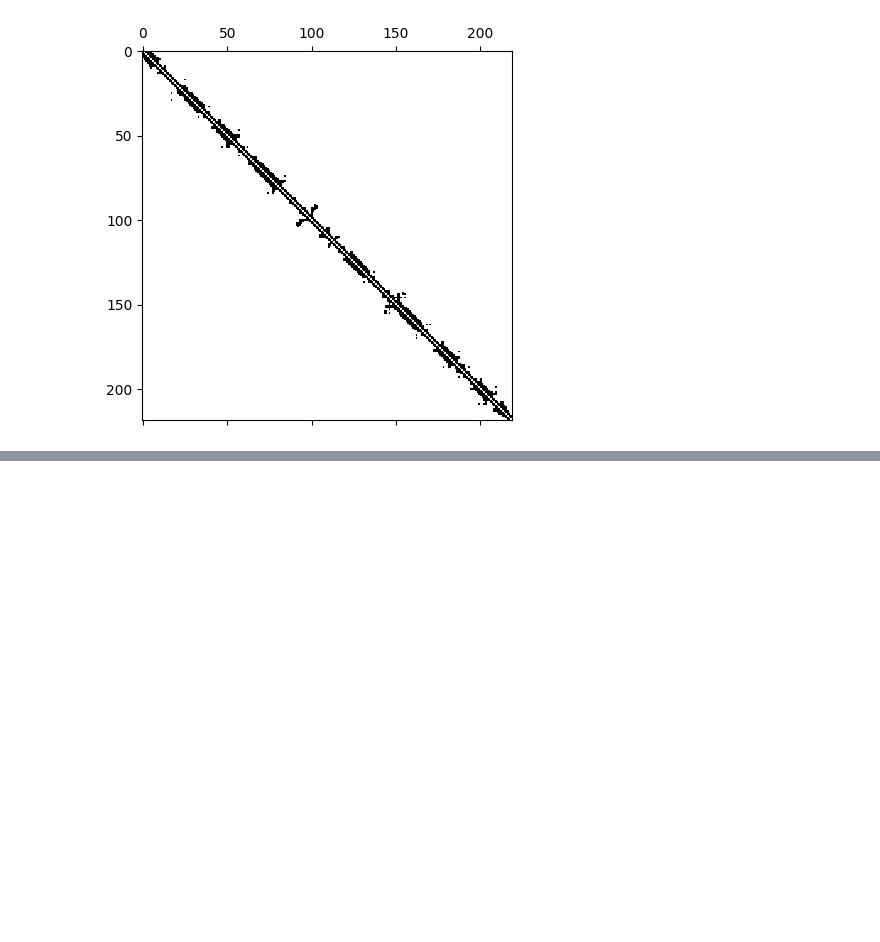
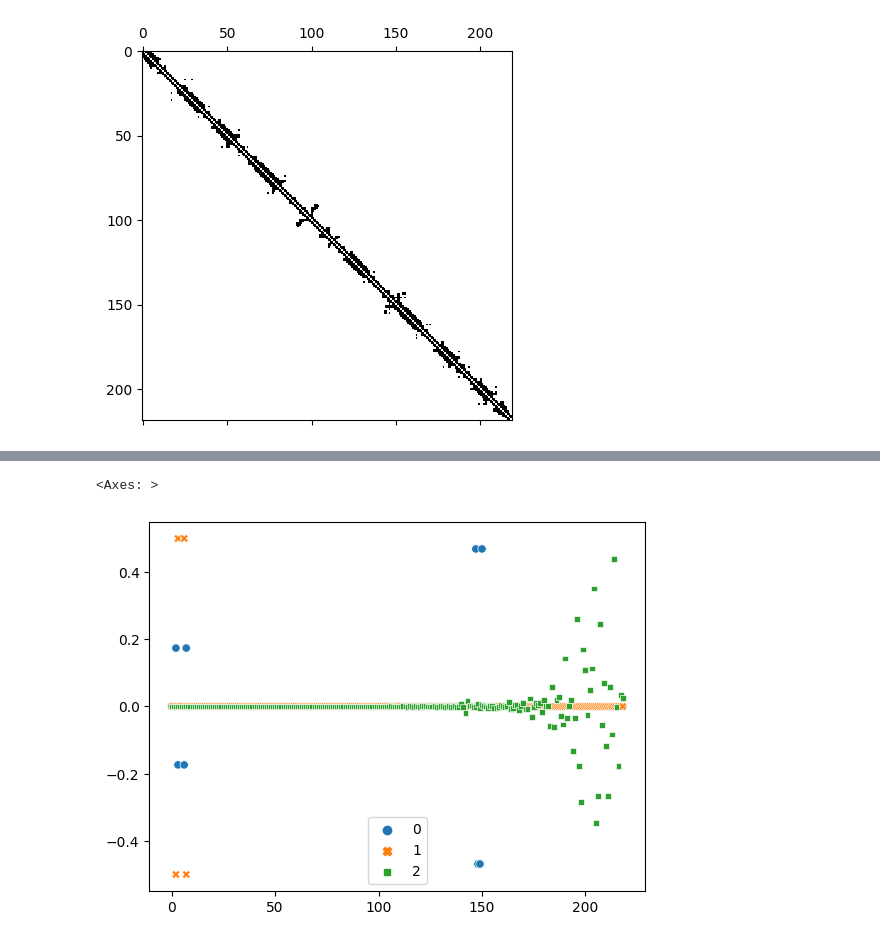
Before and after one commit to ludovicaisa/Physics_Unibo, a Jupyter notebook: src/Complex_Networks/leggi_pdb.ipynb, the cells around one changed output, grey strips where cells are left out. Saved outputs shown, nothing was run; the diff lists cells and outputs as text; code cells hidden in the pictures; blank space fills up the shorter version.

```diff
--- a/src/Complex_Networks/leggi_pdb.ipynb
+++ b/src/Complex_Networks/leggi_pdb.ipynb
@@ -54,6 +58,9 @@ plt.spy(Ad)
 # %%
-# i1 = Nnode - 1
-# i2 = Nnode - 2
-# i3 = Nnode - 3
-# plt.plot(vecAd[:,[i1, i2, i3]], '.')
+i1 = Nnode - 1
+i2 = Nnode - 2
+i3 = Nnode - 3
+sns.scatterplot(VecAd[:, [i1, i2, i3]])
+# %% [output]
+<Axes: >
+[figure, added]
 # %%
```
Also changed, not shown: parts of 7 cells of this notebook, 2 other files.
